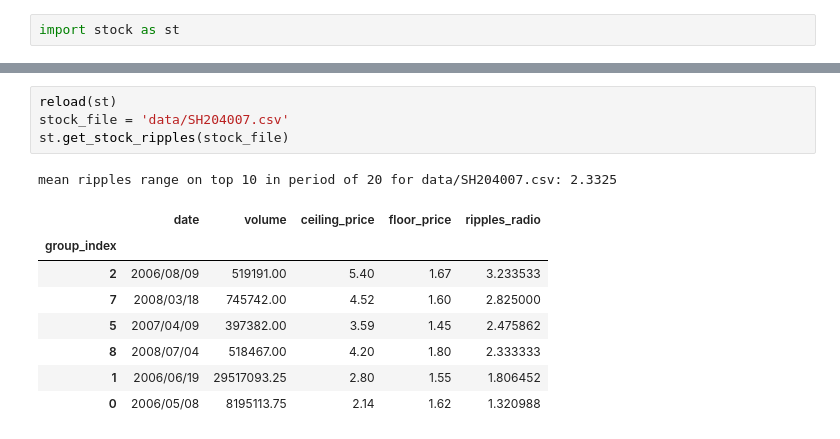
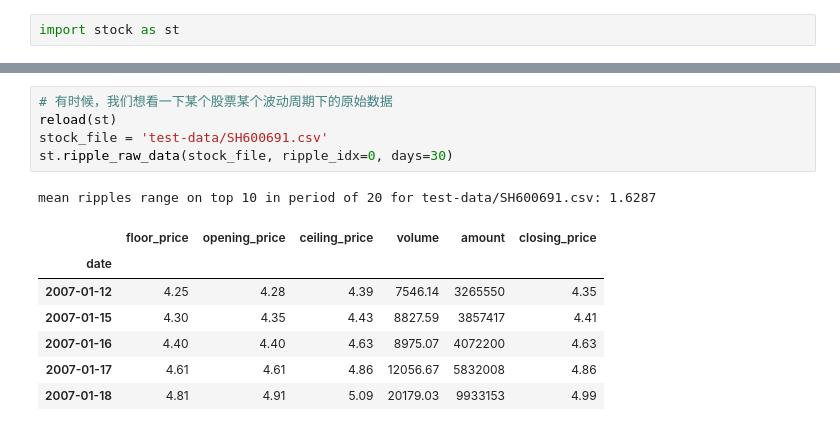
Before and after one commit to kamidox/stock-data, a Jupyter notebook: stock.ipynb, the cells around one changed output, grey strips where cells are left out. Saved outputs shown, nothing was run; the diff lists cells and outputs as text.

Commit message:
clean stock data

```diff
--- a/stock.ipynb
+++ b/stock.ipynb
@@ -247,14 +268,14 @@ ripples.head(10)
 # %%
+# 有时候，我们想看一下某个股票某个波动周期下的原始数据
 reload(st)
-stock_file = 'data/SH204007.csv'
-st.get_stock_ripples(stock_file)
+stock_file = 'test-data/SH600691.csv'
+st.ripple_raw_data(stock_file, ripple_idx=0, days=30)
 # %% [output]
-mean ripples range on top 10 in period of 20 for data/SH204007.csv: 2.3325
+mean ripples range on top 10 in period of 20 for test-data/SH600691.csv: 1.6287
-|  | date | volume | ceiling_price | floor_price | ripples_radio |
-| group_index |  |  |  |  |  |
-| 2 | 2006/08/09 | 519191.00 | 5.40 | 1.67 | 3.233533 |
-| 7 | 2008/03/18 | 745742.00 | 4.52 | 1.60 | 2.825000 |
-| 5 | 2007/04/09 | 397382.00 | 3.59 | 1.45 | 2.475862 |
-| 8 | 2008/07/04 | 518467.00 | 4.20 | 1.80 | 2.333333 |
-| 1 | 2006/06/19 | 29517093.25 | 2.80 | 1.55 | 1.806452 |
-| 0 | 2006/05/08 | 8195113.75 | 2.14 | 1.62 | 1.320988 |
+|  | floor_price | opening_price | ceiling_price | volume | amount | closing_price |
+| date |  |  |  |  |  |  |
+| 2007-01-12 | 4.25 | 4.28 | 4.39 | 7546.14 | 3265550 | 4.35 |
+| 2007-01-15 | 4.30 | 4.35 | 4.43 | 8827.59 | 3857417 | 4.41 |
+| 2007-01-16 | 4.40 | 4.40 | 4.63 | 8975.07 | 4072200 | 4.63 |
+| 2007-01-17 | 4.61 | 4.61 | 4.86 | 12056.67 | 5832008 | 4.86 |
+| 2007-01-18 | 4.81 | 4.91 | 5.09 | 20179.03 | 9933153 | 4.99 |
```
Also changed, not shown: parts of 17 cells of this notebook, 5 other files.
